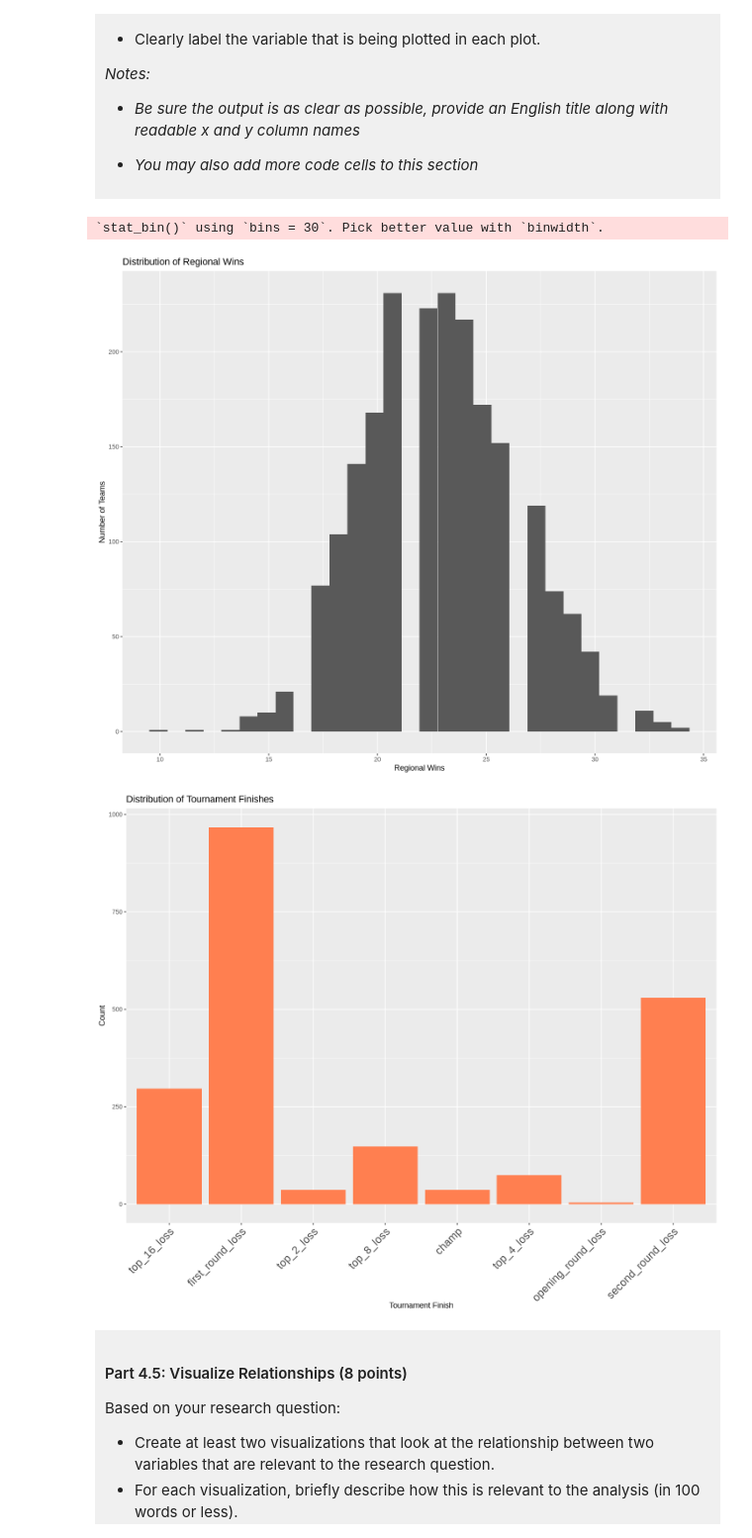
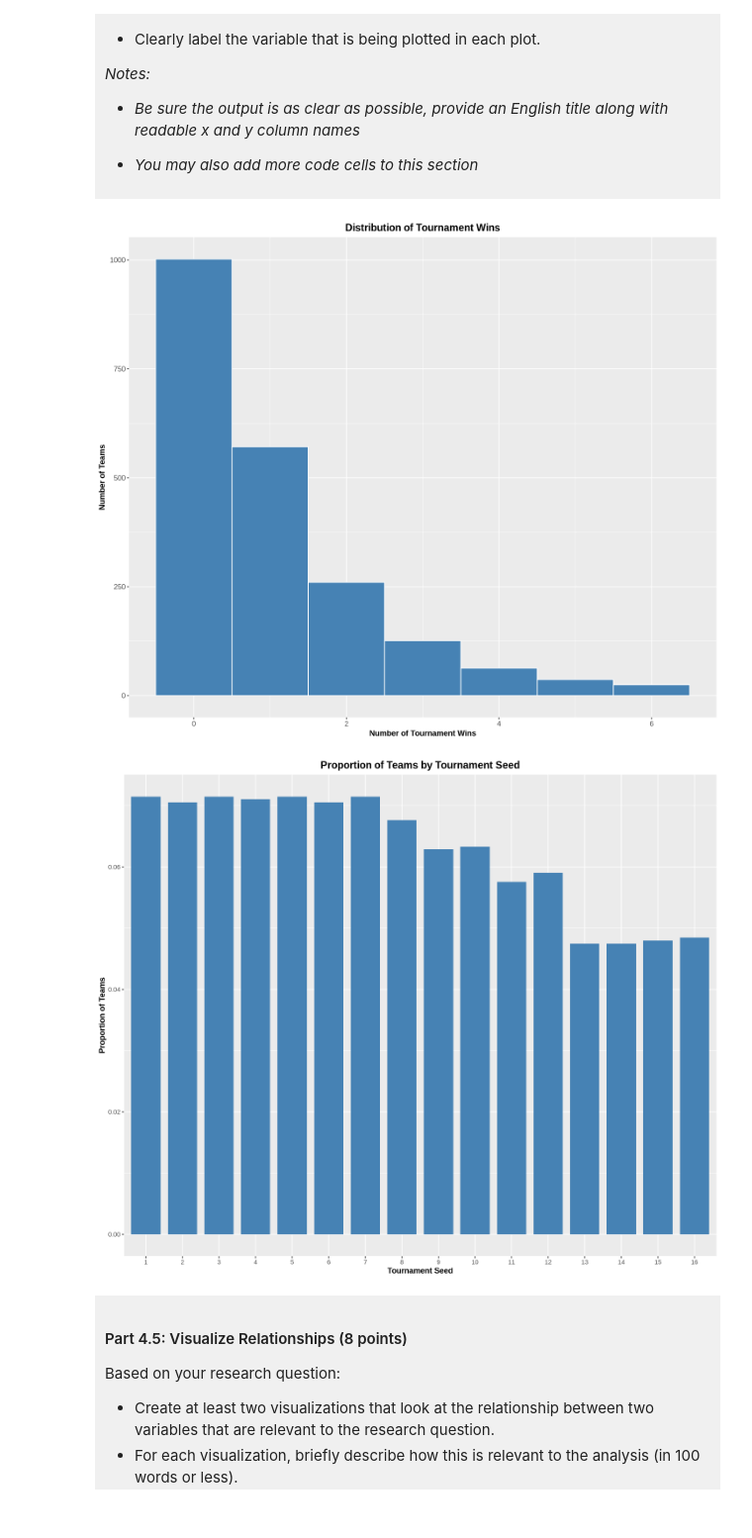
Before and after one commit to GaurJ5/dsci-100-project-gaurish-jain, a Jupyter notebook: dsci-100-project-notebook.ipynb, the cells around one changed output. Shown at 99% size. Drawn from its saved outputs; the diff is of its cells as text; code cells hidden in the pictures.

```diff
--- a/dsci-100-project-notebook.ipynb
+++ b/dsci-100-project-notebook.ipynb
@@ -336,25 +367,40 @@ A tibble: 8 × 2
 # %%
 options(repr.plot.width = 12, repr.plot.height = 10)
 
-ggplot(march_madness_tidy, aes(x = reg_wins)) +
-  geom_histogram() +
-  labs(title = "Distribution of Regional Wins",
-       x = "Regional Wins",
-       y = "Number of Teams")
+march_madness_tidy |>
+  ggplot(aes(x = tourney_wins)) +
+  geom_histogram(binwidth = 1, fill = "steelblue", color = "white") +
+  labs(
+    title = "Distribution of Tournament Wins",
+    x = "Number of Tournament Wins",
+    y = "Number of Teams"
+  ) +
+  theme(
+    plot.title = element_text(hjust = 0.5, face = "bold", size = 14),
+    axis.title = element_text(face = "bold", size = 11),
+    axis.text = element_text(size = 10)
+  )
 # %% [output]
-`stat_bin()` using `bins = 30`. Pick better value with `binwidth`.
-[figure, old version]
+[figure, new version]
 # %%
 options(repr.plot.width = 12, repr.plot.height = 10)
 
-ggplot(march_madness_tidy, aes(x = tourney_finish)) +
-  geom_bar(fill = "coral") +
-  labs(title = "Distribution of Tournament Finishes",
-       x = "Tournament Finish",
-       y = "Count") +
-  theme(axis.text.x = element_text(angle = 45, hjust = 1, size = 15))
+
+ggplot(seed_proportions, aes(x = seed_category, y = proportion)) +
+  geom_bar(stat = "identity", fill = "steelblue", width = 0.8) +
+  labs(
+    title = "Proportion of Teams by Tournament Seed",
+    x = "Tournament Seed",
+    y = "Proportion of Teams"
+  ) +
+  theme(
+    plot.title = element_text(hjust = 0.5, face = "bold", size = 14),
+    axis.title = element_text(face = "bold", size = 11),
+    axis.text.x = element_text(hjust = 0.5),
+    axis.text.y = element_text(hjust = 0.5)     # the numbers on graph size fixing
+  )
 # %% [output]
-[figure, old version]
+[figure, new version]
 # %% [markdown]
 <div style="background-color: #f0f0f0; padding: 10px;">
 
```
Also changed, not shown: parts of 17 cells of this notebook.
